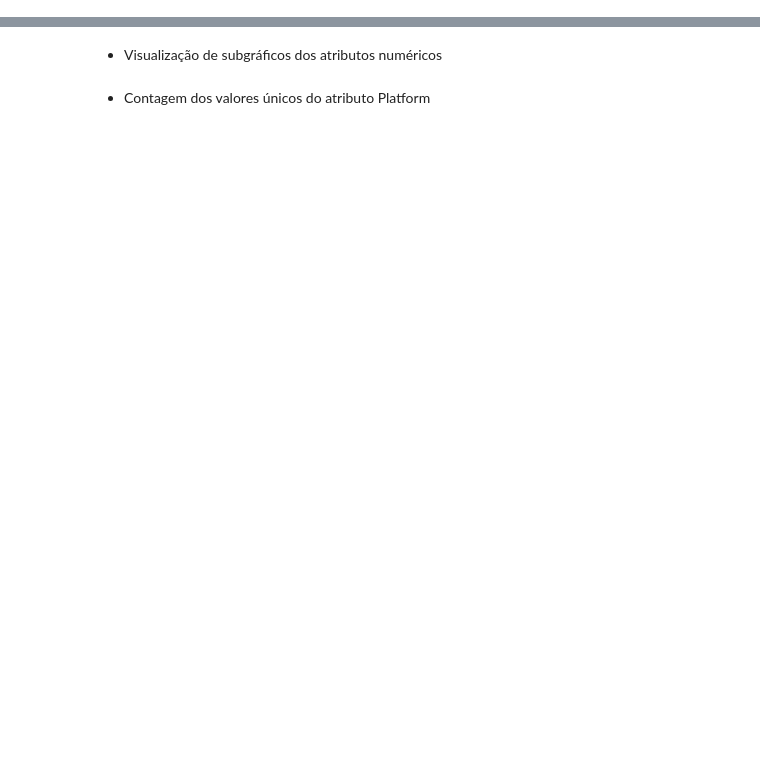
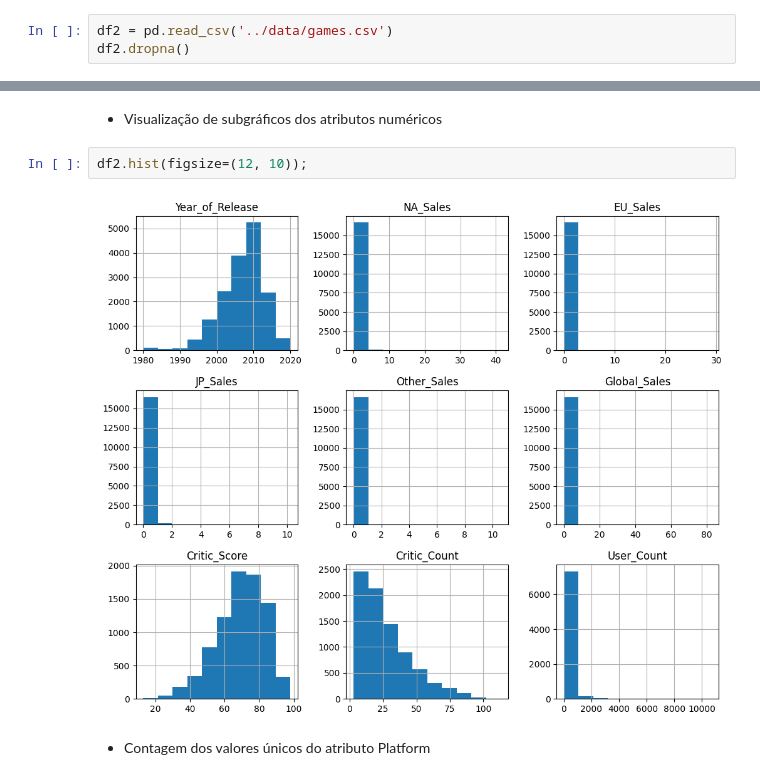
Before and after one commit to Joao-Inacio/Pandas-Descomplicado-Um-Guia-Pratico-para-Iniciantes, a Jupyter notebook: 0.1_Series/Exercícios_NÃO_resolvidos.ipynb, the cells around one changed output, grey strips where cells are left out. Drawn from its saved outputs; the diff is of its cells as text; blank space fills up the shorter version.

```diff
--- a/0.1_Series/Exercícios_NÃO_resolvidos.ipynb
+++ b/0.1_Series/Exercícios_NÃO_resolvidos.ipynb
@@ -938,3 +956,6 @@ jogos_destaque
 # Gráficos
 # %% [markdown]
 - Carregamento da base games.csv e apagando os valores faltantes
+# %%
+df2 = pd.read_csv('../data/games.csv')
+df2.dropna()
@@ -941,4 +976,8 @@ jogos_destaque
 # %% [markdown]
 - Visualização de subgráficos dos atributos numéricos
+# %%
+df2.hist(figsize=(12, 10));
+# %% [output]
+[figure, added]
 # %% [markdown]
 - Contagem dos valores únicos do atributo Platform
```
Also changed, not shown: parts of 9 cells of this notebook.
